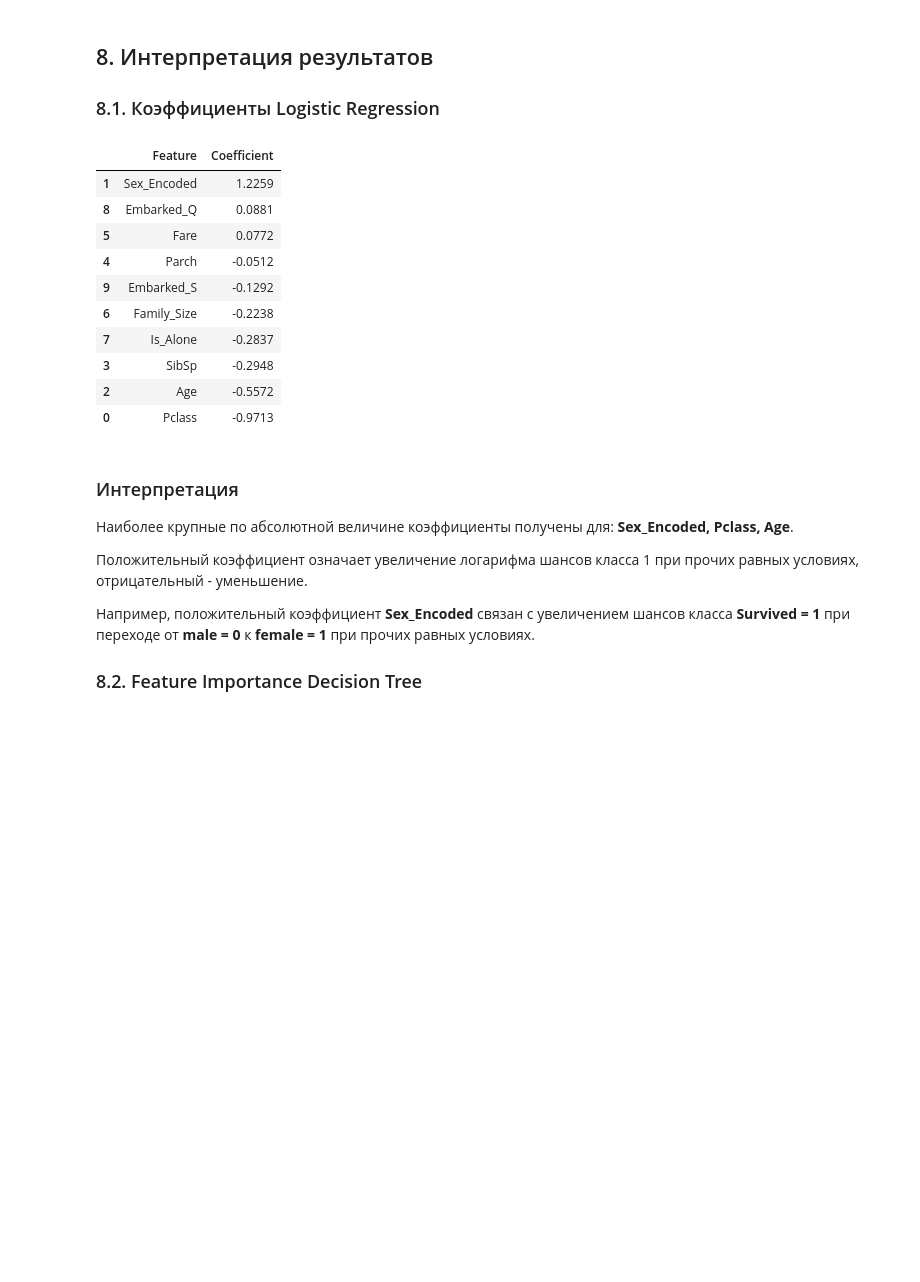
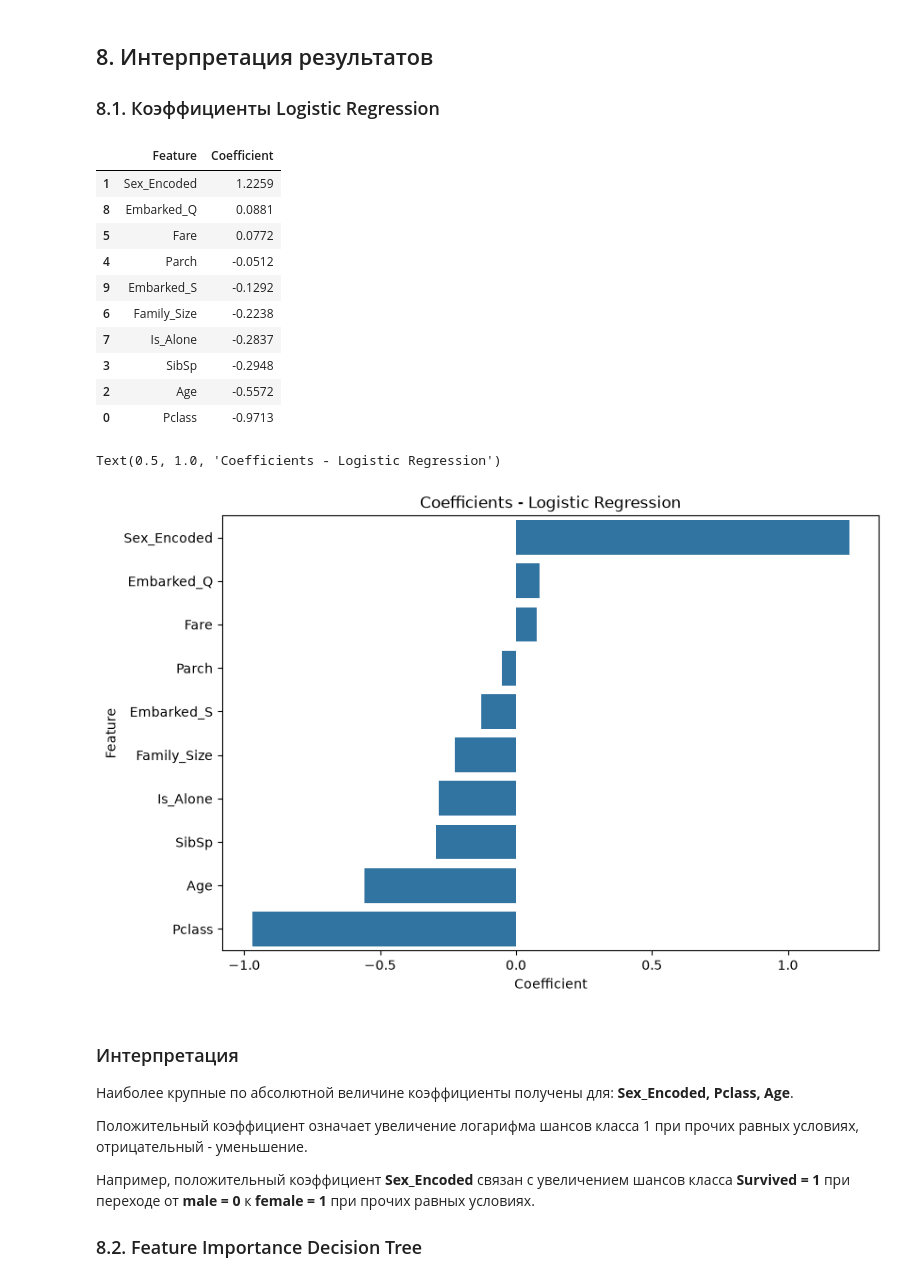
Before and after one commit to ZhdanovaAnna/ml-course-zhdanova, a Jupyter notebook: module-1-titanic/notebook.ipynb, the cells around one changed output. Cells and saved outputs as stored; diff of their text form; code cells hidden in the pictures; blank space fills up the shorter version.

```diff
--- a/module-1-titanic/notebook.ipynb
+++ b/module-1-titanic/notebook.ipynb
@@ -526,9 +498,7 @@ train_df = train.copy()
 test_df = test.copy()
 
 # Расчёт медианы возраста только на обучающей выборке
-age_medians = train_df.groupby(
-    ["Pclass", "Sex"]
-)["Age"].median()
+age_medians = train_df.groupby(["Pclass", "Sex"])["Age"].median()
 
 overall_age_median = train_df["Age"].median()
 
@@ -573,17 +543,9 @@ test_df["Is_Alone"] = ( test_df["Family_Size"] == 1 ).astype(int)
 age_bins = [0, 12, 18, 35, 60, np.inf]
 age_labels = [ "Child", "Teenager", "Adult", "Middle_Age", "Senior" ]
 
-train_df["Age_Group"] = pd.cut(
-    train_df["Age"],
-    bins = age_bins,
-    labels = age_labels
-)
+train_df["Age_Group"] = pd.cut(train_df["Age"], bins = age_bins, labels = age_labels)
 
-test_df["Age_Group"] = pd.cut(
-    test_df["Age"],
-    bins = age_bins,
-    labels = age_labels
-)
+test_df["Age_Group"] = pd.cut(test_df["Age"], bins = age_bins, labels = age_labels)
 # %% [markdown]
 ### 5.11. Кодирование
 # %%
@@ -848,25 +810,34 @@ Decision Tree:
 ## 8. Интерпретация результатов
 ### 8.1. Коэффициенты Logistic Regression
 # %%
-# Rоэффициенты Logistic Regression
+# Коэффициенты Logistic Regression
 lr_coefficients = pd.DataFrame({ "Feature": feature_cols, "Coefficient": lr_model.coef_[0] })
 
 # Сортировка по величине коэффициента
 lr_coefficients = lr_coefficients.sort_values( "Coefficient", ascending=False )
 
 display( lr_coefficients.round(4) )
+
+# Визуализация коэффициентов Logistic Regression
+plt.figure(figsize=(9, 6))
+
+sns.barplot(data=lr_coefficients, x = "Coefficient", y = "Feature")
+
+plt.title("Coefficients - Logistic Regression")
 # %% [output]
 |  | Feature | Coefficient |
 | 1 | Sex_Encoded | 1.2259 |
 | 8 | Embarked_Q | 0.0881 |
 | 5 | Fare | 0.0772 |
 | 4 | Parch | -0.0512 |
 | 9 | Embarked_S | -0.1292 |
 | 6 | Family_Size | -0.2238 |
 | 7 | Is_Alone | -0.2837 |
 | 3 | SibSp | -0.2948 |
 | 2 | Age | -0.5572 |
 | 0 | Pclass | -0.9713 |
+Text(0.5, 1.0, 'Coefficients - Logistic Regression')
+[figure, added]
 # %% [markdown]
 ### Интерпретация
 
```
Also changed, not shown: parts of 20 cells of this notebook.
